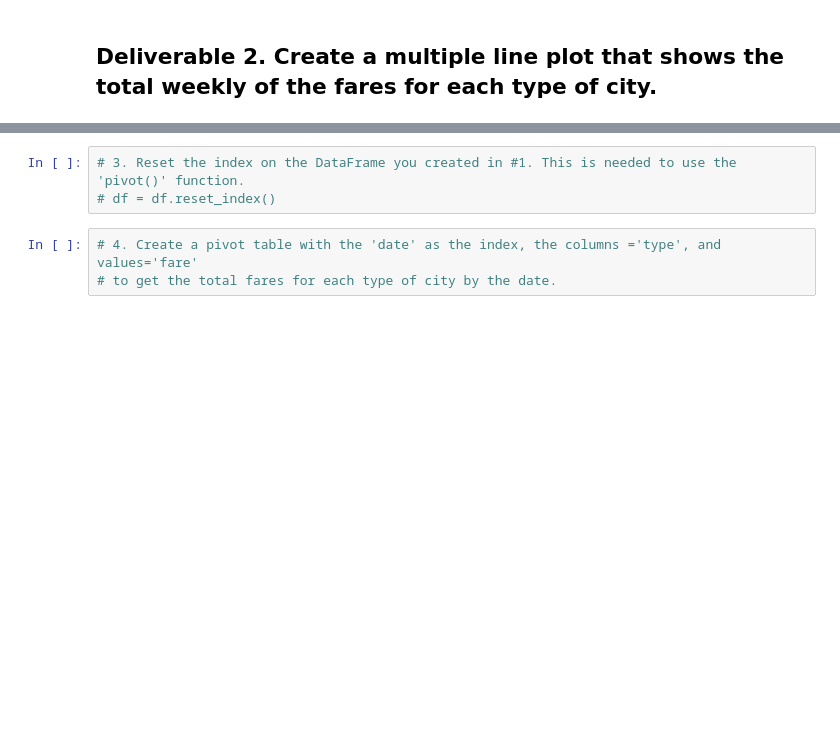
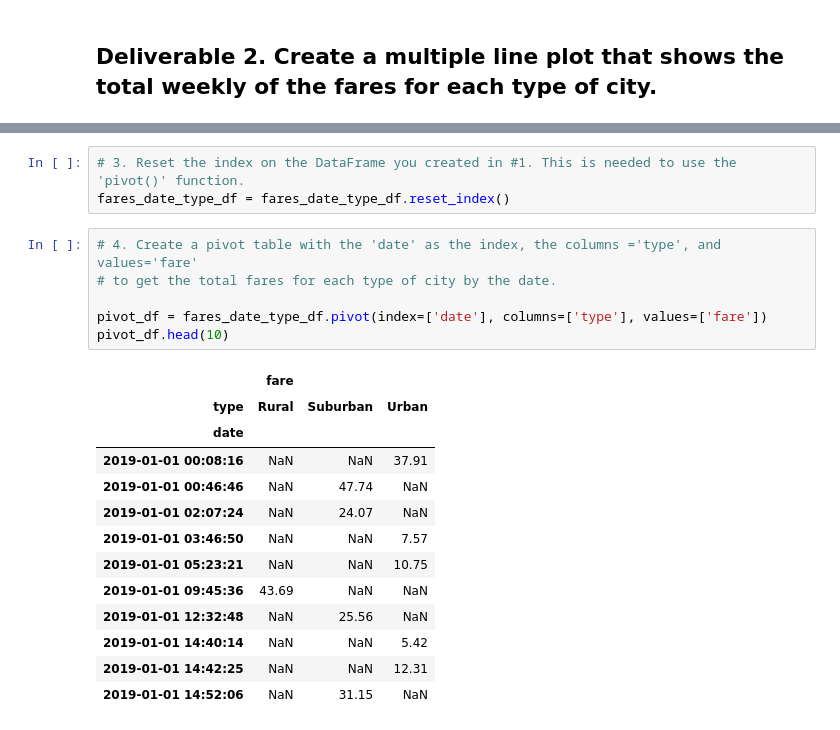
Before and after one commit to Fabalin/PyBer_Analysis, a Jupyter notebook: PyBer_Challenge.ipynb, the cells around one changed output, grey strips where cells are left out. Saved outputs shown, nothing was run; the diff lists cells and outputs as text; blank space fills up the shorter version.

```diff
--- a/PyBer_Challenge.ipynb
+++ b/PyBer_Challenge.ipynb
@@ -158,8 +139,25 @@ fares_date_type_df
 # %%
 # 3. Reset the index on the DataFrame you created in #1. This is needed to use the 'pivot()' function.
-# df = df.reset_index()
+fares_date_type_df = fares_date_type_df.reset_index()
 # %%
 # 4. Create a pivot table with the 'date' as the index, the columns ='type', and values='fare'
 # to get the total fares for each type of city by the date.
+
+pivot_df = fares_date_type_df.pivot(index=['date'], columns=['type'], values=['fare'])
+pivot_df.head(10)
+# %% [output]
+|  | fare |  |  |
+| type | Rural | Suburban | Urban |
+| date |  |  |  |
+| 2019-01-01 00:08:16 | NaN | NaN | 37.91 |
+| 2019-01-01 00:46:46 | NaN | 47.74 | NaN |
+| 2019-01-01 02:07:24 | NaN | 24.07 | NaN |
+| 2019-01-01 03:46:50 | NaN | NaN | 7.57 |
+| 2019-01-01 05:23:21 | NaN | NaN | 10.75 |
+| 2019-01-01 09:45:36 | 43.69 | NaN | NaN |
+| 2019-01-01 12:32:48 | NaN | 25.56 | NaN |
+| 2019-01-01 14:40:14 | NaN | NaN | 5.42 |
+| 2019-01-01 14:42:25 | NaN | NaN | 12.31 |
+| 2019-01-01 14:52:06 | NaN | 31.15 | NaN |
 # %%
 # 5. Create a new DataFrame from the pivot table DataFrame using loc on the given dates, '2019-01-01':'2019-04-29'.
```
Also changed, not shown: parts of 9 cells of this notebook, 1 other file.
